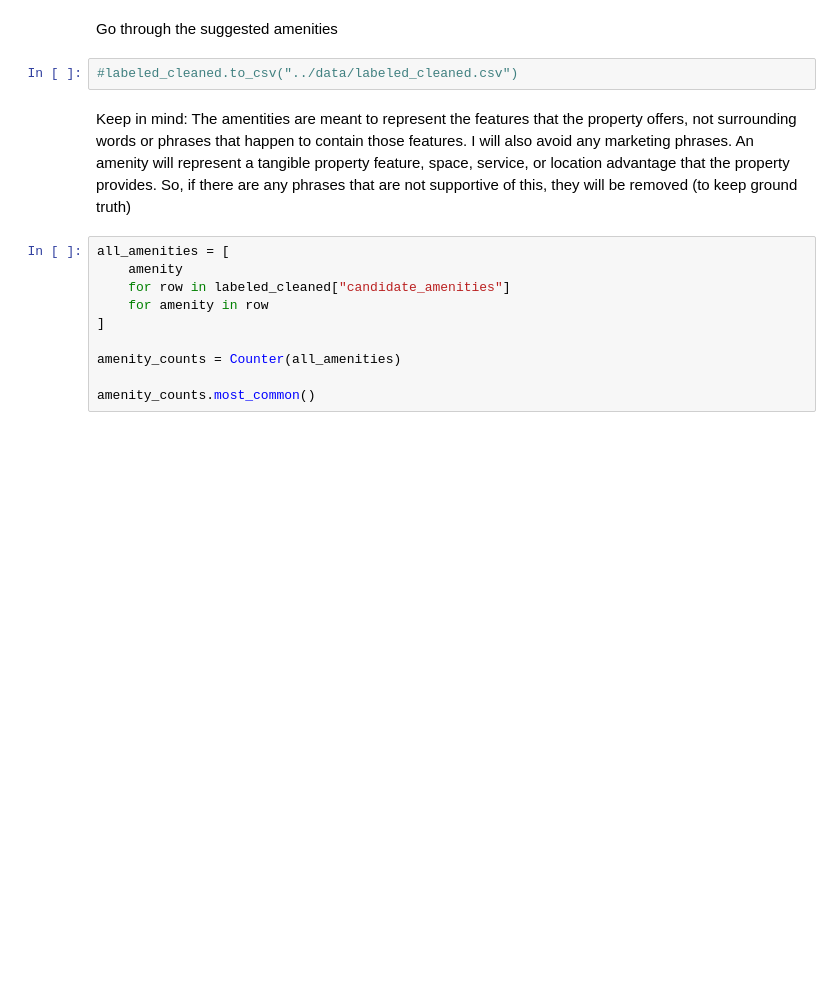
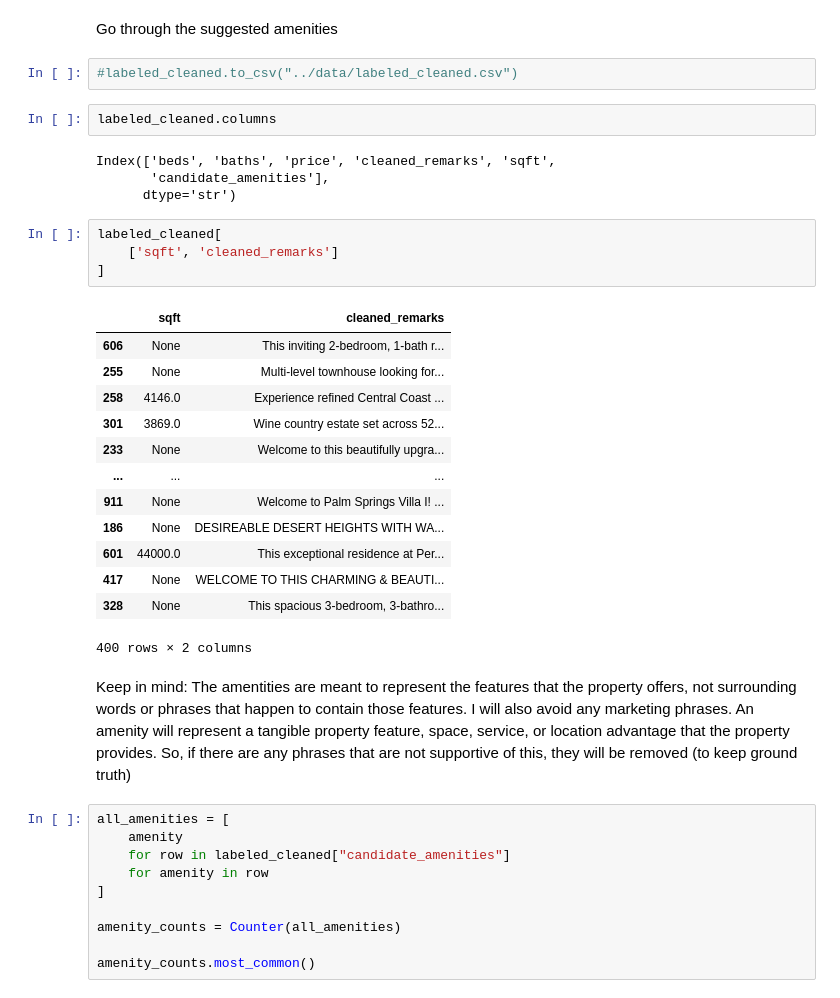
Before and after one commit to mayabernstein/idx-exchange-agentic-ai-engineer, a Jupyter notebook: NLP_Engineer/notebooks/3_entity_extractor.ipynb, the cells around one changed output. Saved outputs shown, nothing was run; the diff lists cells and outputs as text; blank space fills up the shorter version.

```diff
--- a/NLP_Engineer/notebooks/3_entity_extractor.ipynb
+++ b/NLP_Engineer/notebooks/3_entity_extractor.ipynb
@@ -475,6 +579,30 @@ Name: candidate_amenities, Length: 400, dtype: object
 Go through the suggested amenities
 # %%
 #labeled_cleaned.to_csv("../data/labeled_cleaned.csv")
+# %%
+labeled_cleaned.columns
+# %% [output]
+Index(['beds', 'baths', 'price', 'cleaned_remarks', 'sqft',
+       'candidate_amenities'],
+      dtype='str')
+# %%
+labeled_cleaned[
+    ['sqft', 'cleaned_remarks']
+]
+# %% [output]
+|  | sqft | cleaned_remarks |
+| 606 | None | This inviting 2-bedroom, 1-bath r... |
+| 255 | None | Multi-level townhouse looking for... |
+| 258 | 4146.0 | Experience refined Central Coast ... |
+| 301 | 3869.0 | Wine country estate set across 52... |
+| 233 | None | Welcome to this beautifully upgra... |
+| ... | ... | ... |
+| 911 | None | Welcome to Palm Springs Villa I! ... |
+| 186 | None | DESIREABLE DESERT HEIGHTS WITH WA... |
+| 601 | 44000.0 | This exceptional residence at Per... |
+| 417 | None | WELCOME TO THIS CHARMING & BEAUTI... |
+| 328 | None | This spacious 3-bedroom, 3-bathro... |
+400 rows × 2 columns
 # %% [markdown]
 Keep in mind: The amentities are meant to represent the features that the property offers, not surrounding words or phrases that happen to contain those features. I will also avoid any marketing phrases. An amenity will represent a tangible property feature, space, service, or location advantage that the property provides. So, if there are any phrases that are not supportive of this, they will be removed (to keep ground truth)
 # %%
```
Also changed, not shown: parts of 138 cells of this notebook, 1 other file.
